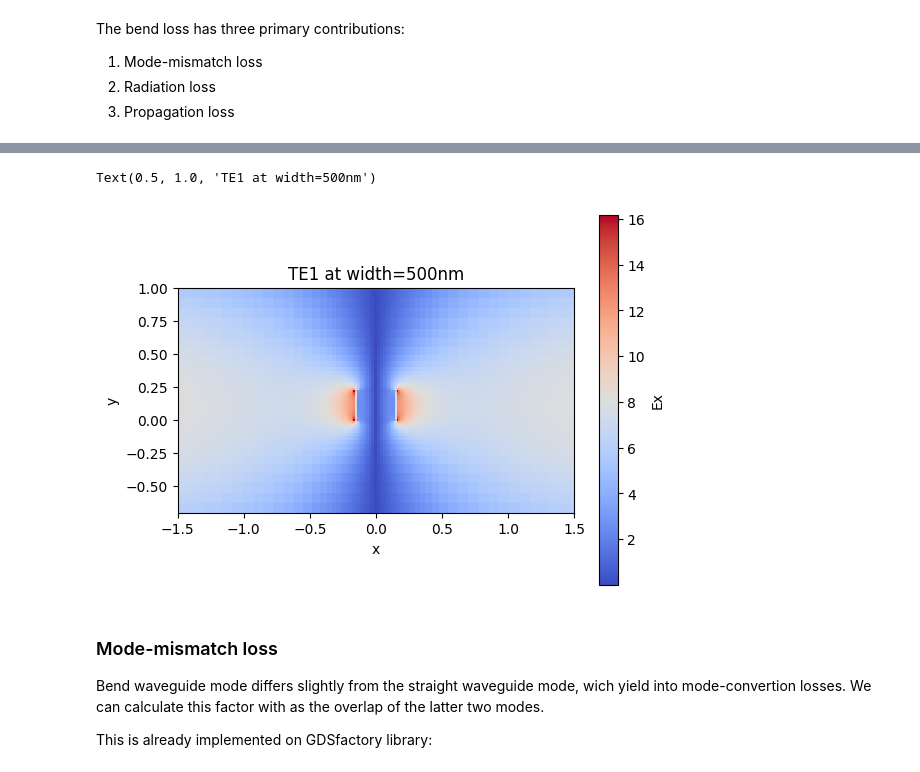
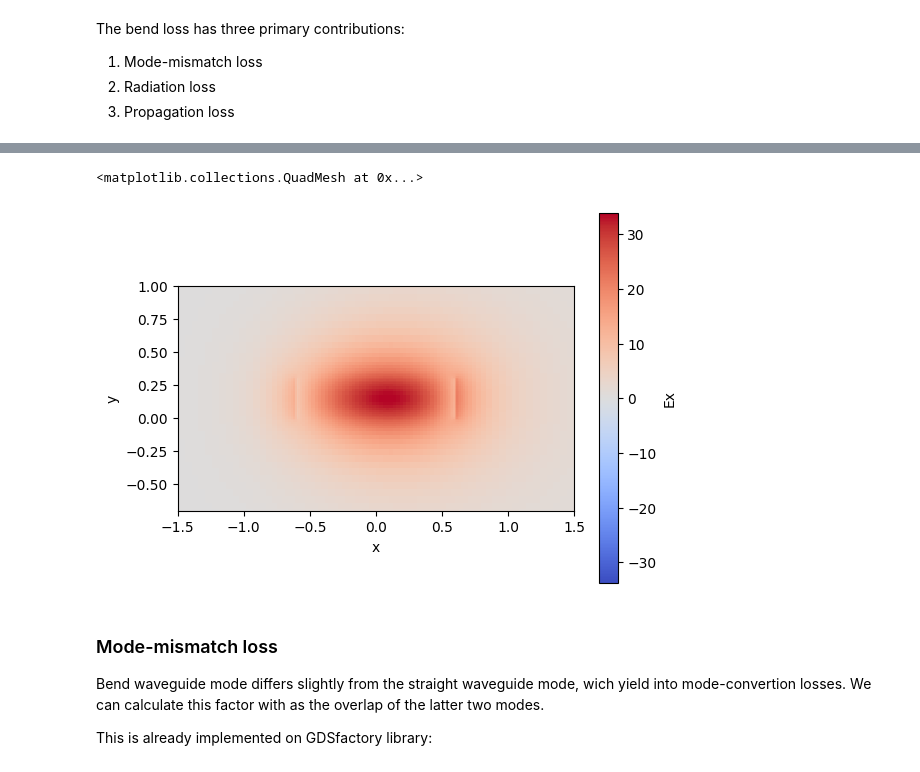
Before and after one commit to lorenagomezdiego/cifoin-lab1, a Jupyter notebook: WAVEGUIDES_Student.ipynb, the cells around one changed output, grey strips where cells are left out. Cells and saved outputs as stored; diff of their text form; code cells hidden in the pictures.

```diff
--- a/WAVEGUIDES_Student.ipynb
+++ b/WAVEGUIDES_Student.ipynb
@@ -486,24 +488,24 @@ The bend loss has three primary contributions:
 3. Propagation loss
 # %%
 bend_1550 = gt.modes.Waveguide(
-    wavelength=1550 * nm,  # Wavelength to be simulated
-    core_width=300 * nm,  # Initial width for sweep object
-    core_thickness=220 * nm,
+    wavelength=1550 * nm,
+    core_width=1.2,
     slab_thickness=0.0,
-    core_material='si',
+    core_material='sin',
     clad_material='sio2',
-    num_modes=4,
+    core_thickness=300 * nm,
+    num_modes=1,
     cache_path='.cache/',
     precision='double',
     max_grid_scaling=1.2,
-    grid_resolution=20,
+    grid_resolution=30,
+    bend_radius=20, # Bend radius
 )
 
 bend_1550.plot_field(field_name="Ex",
-                     mode_index=2, # Field to be plotted
-                     value='abs', # Real - abs - imag
+                     mode_index=0, # Field to be plotted
+                     value='real', # Real - abs - imag
                      cmap='coolwarm',
                      xlim=(-1.5, 1.5), # Set the x and y limits
                      ylim=(-0.7, 1))
-plt.title('TE1 at width=500nm')
 # %% [output]
@@ -511,5 +513,5 @@ plt.title('TE1 at width=500nm')
-Text(0.5, 1.0, 'TE1 at width=500nm')
+<matplotlib.collections.QuadMesh at 0x...>
-[figure, old version]
+[figure, new version]
 # %% [markdown]
 ### Mode-mismatch loss
 
```
Also changed, not shown: parts of 21 cells of this notebook, 2 other files.
